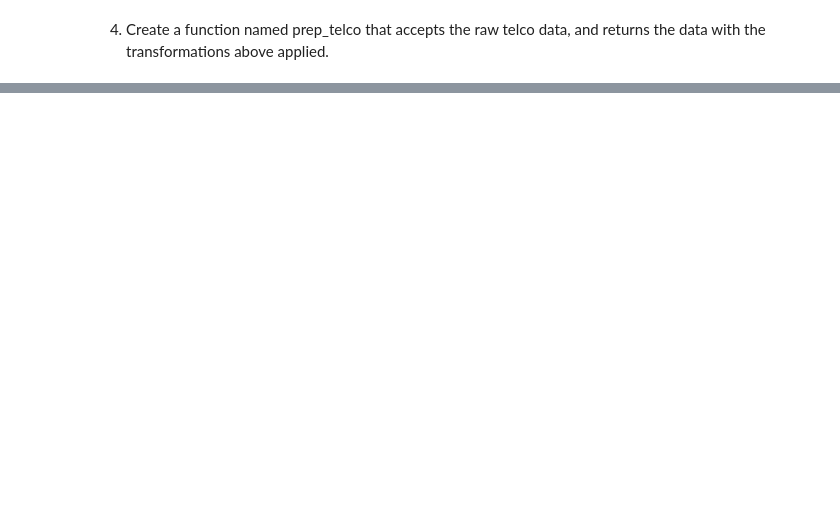
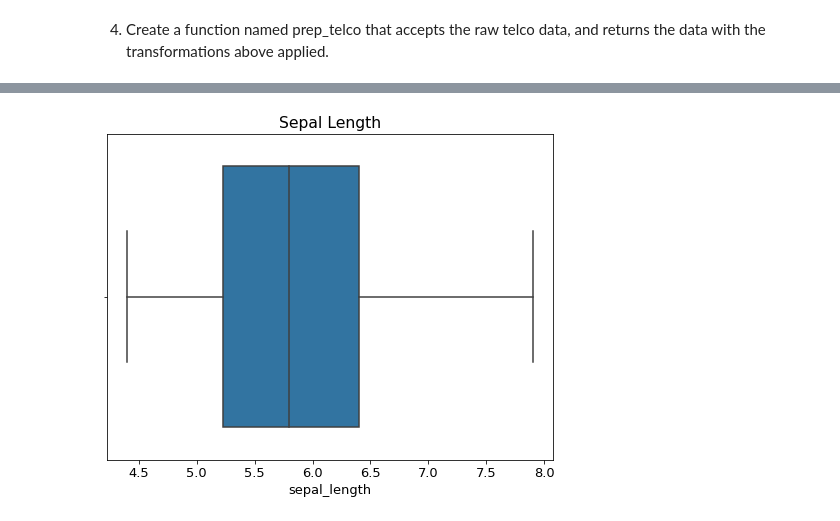
Before and after one commit to patrickamwayi/classification-exercises, a Jupyter notebook: classification-exercises.ipynb, the cells around one changed output, grey strips where cells are left out. Saved outputs shown, nothing was run; the diff lists cells and outputs as text; code cells hidden in the pictures; blank space fills up the shorter version.

```diff
--- a/classification-exercises.ipynb
+++ b/classification-exercises.ipynb
@@ -896,0 +979,6 @@ test df: (1409, 24)
+# %%
+sns.boxplot(train.sepal_length)
+plt.title('Sepal Length')
+plt.show()
+# %% [output]
+[figure, added]
```
Also changed, not shown: parts of 57 cells of this notebook.
